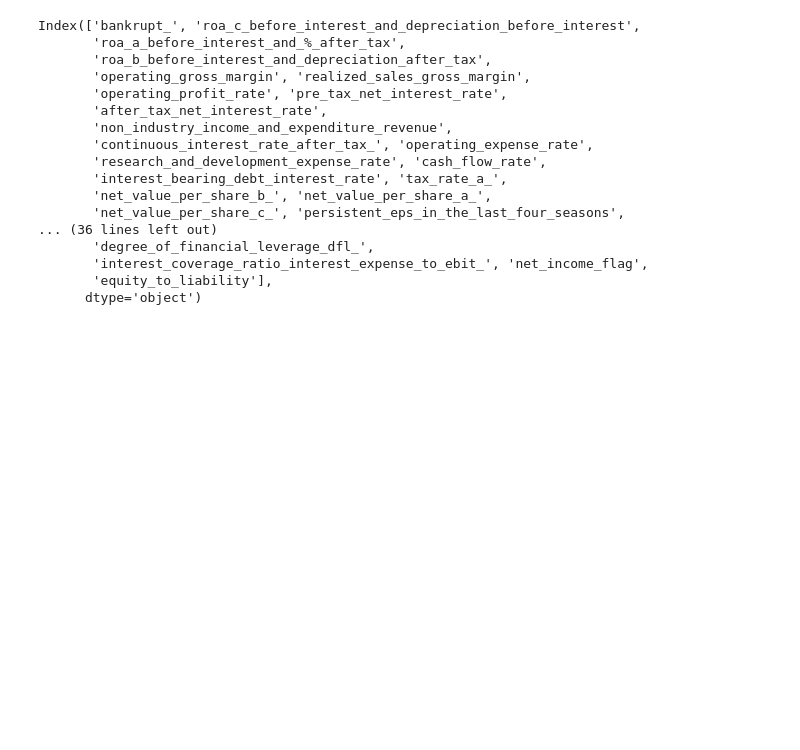
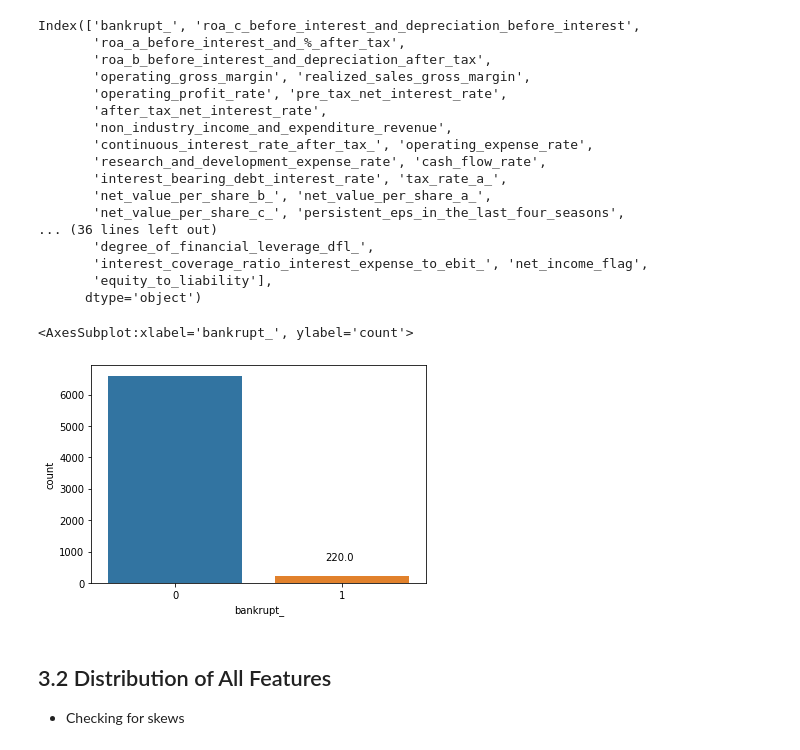
Before and after one commit to fookaixiong/Company_Bankruptcy_Predition, a Jupyter notebook: company-bankruptcy.ipynb, the cells around one changed output. Drawn from its saved outputs; the diff is of its cells as text; code cells hidden in the pictures; blank space fills up the shorter version.

```diff
--- a/company-bankruptcy.ipynb
+++ b/company-bankruptcy.ipynb
@@ -102,3 +140,16 @@ Index(['bankrupt_', 'roa_c_before_interest_and_depreciation_before_interest',
        'interest_coverage_ratio_interest_expense_to_ebit_', 'net_income_flag',
        'equity_to_liability'],
       dtype='object')
+# %%
+class_bar=sns.countplot(data=bankruptcy_df,x="bankrupt_")
+ax = plt.gca()
+for p in ax.patches:
+        ax.annotate('{:.1f}'.format(p.get_height()), (p.get_x()+0.3, p.get_height()+500))
+class_bar
+# %% [output]
+<AxesSubplot:xlabel='bankrupt_', ylabel='count'>
+[figure, added]
+# %% [markdown]
+## 3.2 Distribution of All Features
+
+* Checking for skews
```
Also changed, not shown: parts of 27 cells of this notebook.
